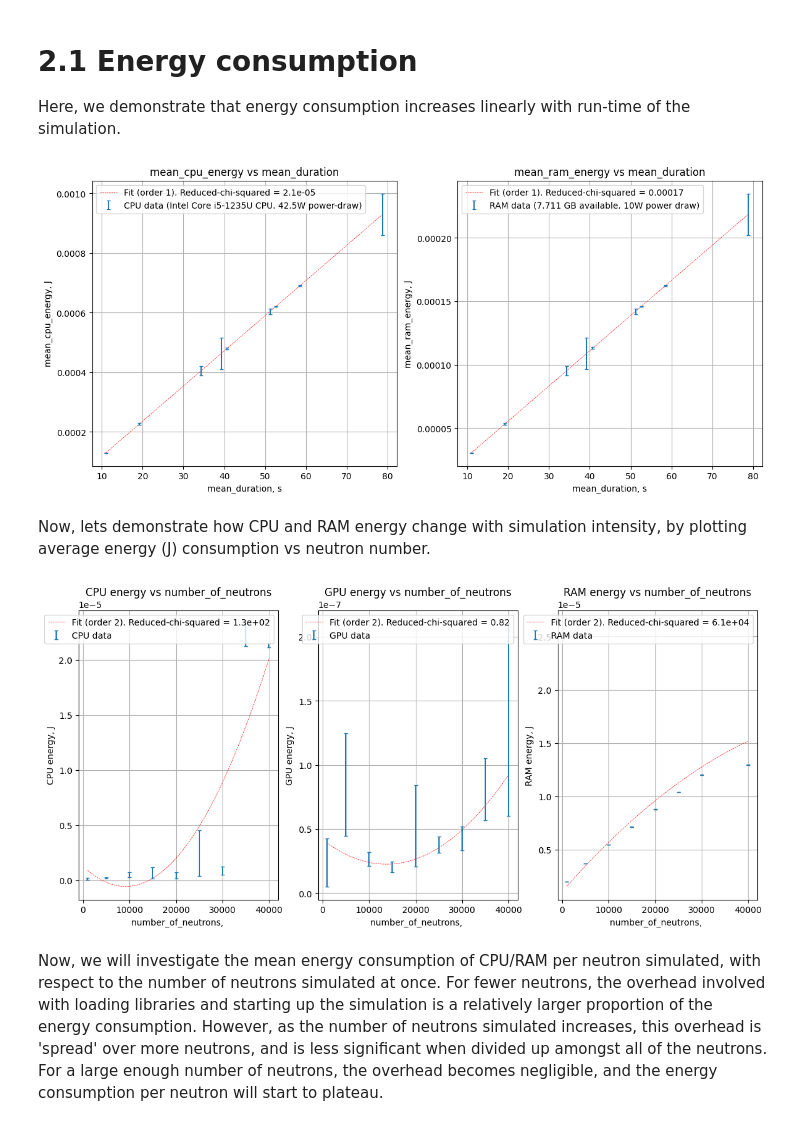
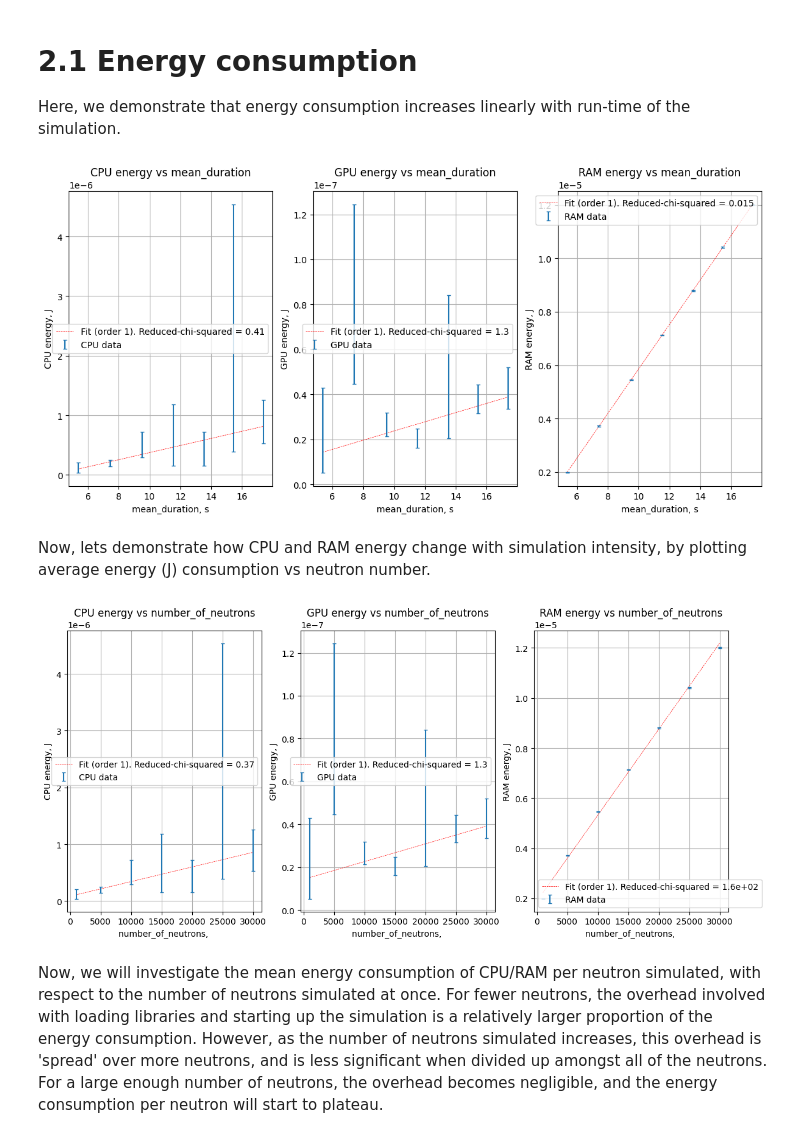
Before and after one commit to rosieschiffmann/Neutron-Transport-Simulation, a Jupyter notebook: emission_tracking_macOS.ipynb, the cells around one changed output. Cells and saved outputs as stored; diff of their text form; code cells hidden in the pictures.

Commit message:
updated to truncated data (<30000 neutrons)

```diff
--- a/emission_tracking_macOS.ipynb
+++ b/emission_tracking_macOS.ipynb
@@ -129,3 +129,5 @@ def generate_master_csv(files):
 	return summary_df
 
 df = generate_master_csv(csv_files)
+df = df[df['number_of_neutrons'] <= 30000].copy()
+df
@@ -265,18 +275,15 @@ def CPU_and_RAM_plotting(df, x_variable, y_variable, fit=False, fit_order=None):
 # 2.1 Energy consumption
 Here, we demonstrate that energy consumption increases linearly with run-time of the simulation.
 # %%
-CPU_and_RAM_plotting(df, "mean_duration",
-         "mean_cpu_energy", "cpu_energy_err",
-         "mean_ram_energy", "ram_energy_err",
-         True, 1)
+CPU_and_RAM_plotting(df, 'mean_duration', 'energy', fit=True, fit_order=1)
 # %% [output]
-[figure, old version]
+[figure, new version]
 # %% [markdown]
 Now, lets demonstrate how CPU and RAM energy change with simulation intensity, by plotting average energy (J) consumption vs neutron number.
 # %%
-CPU_and_RAM_plotting(df, 'number_of_neutrons', 'energy', fit=True, fit_order=2)
+CPU_and_RAM_plotting(df, 'number_of_neutrons', 'energy', fit=True, fit_order=1)
 # %% [output]
-[figure, old version]
+[figure, new version]
 # %% [markdown]
 Now, we will investigate the mean energy consumption of CPU/RAM per neutron simulated, with respect to the number of neutrons simulated at once. For fewer neutrons, the overhead involved with loading libraries and starting up the simulation is a relatively larger proportion of the energy consumption. However, as the number of neutrons simulated increases, this overhead is 'spread' over more neutrons, and is less significant when divided up amongst all of the neutrons. For a large enough number of neutrons, the overhead becomes negligible, and the energy consumption per neutron will start to plateau.
 # %%
```
Also changed, not shown: parts of 7 cells of this notebook, 1 other file.
